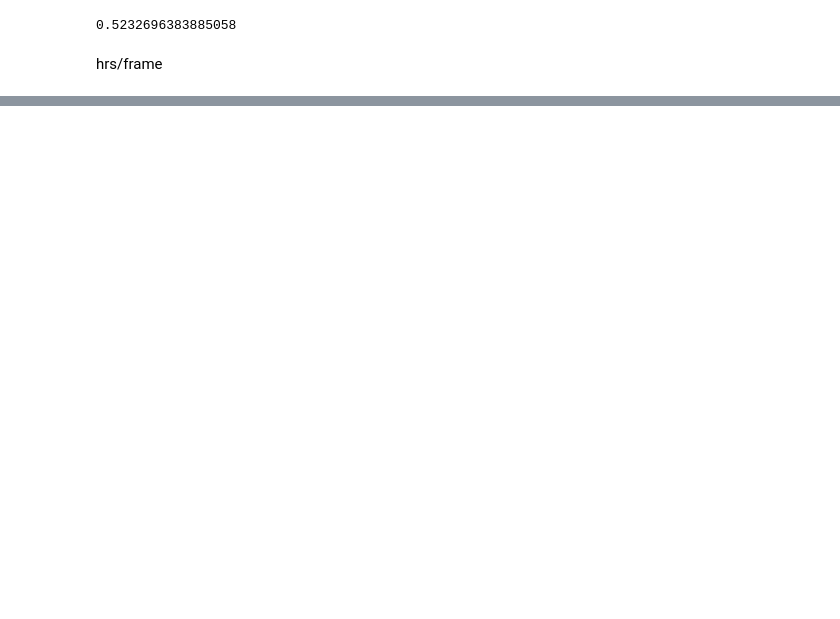
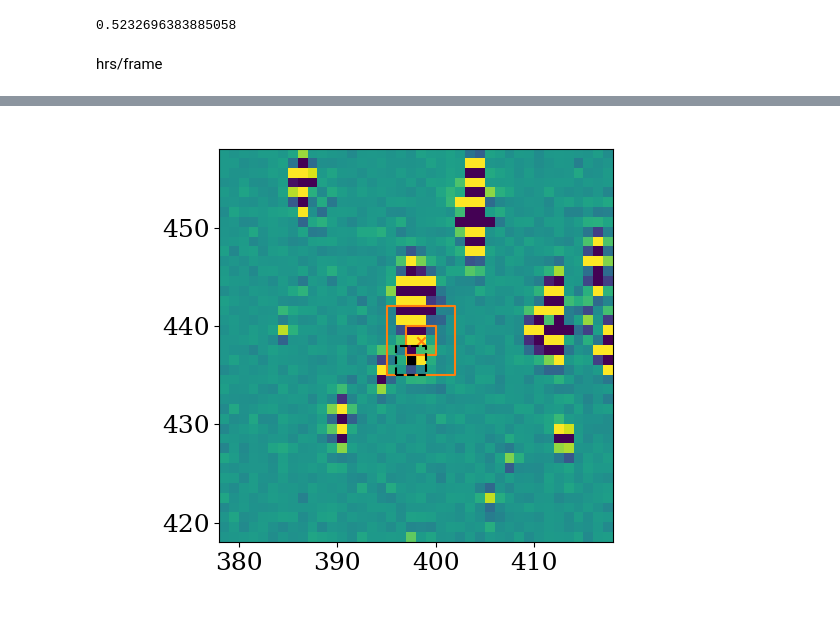
Before and after one commit to ble61/ASTR480, a Jupyter notebook: Test Code/allDataTest.ipynb, the cells around one changed output, grey strips where cells are left out. Drawn from its saved outputs; the diff is of its cells as text; code cells hidden in the pictures; blank space fills up the shorter version.

```diff
--- a/Test Code/allDataTest.ipynb
+++ b/Test Code/allDataTest.ipynb
@@ -187,0 +190,56 @@ np.argmax(sumFluxes)
+# %%
+point =42
+numPx = 20
+
+#????looks like x and y is flipped
+
+x = xsIn[point]
+y = ysIn[point]
+
+fig, ax = plt.subplots()
+
+toShow = allFluxes[fsIn[point],y-numPx:y+numPx,x-numPx:x+numPx]
+
+ax.imshow(toShow, extent = [x-numPx,x+numPx,y-numPx,y+numPx], vmin=np.percentile(toShow, 3), vmax=np.percentile(toShow,97))
+ax.scatter(x+0.5,y+0.5, c="tab:orange", marker="x")
+
+#4x4 box,
+checkUp = 4
+checkDown = 3
+
+#3x3 box
+sumUp = 2
+sumDown = 1
+
+
+ax.plot([x-checkDown,x+checkUp,x+checkUp,x-checkDown,x-checkDown],[y-checkDown,y-checkDown,y+checkUp,y+checkUp,y-checkDown], c="tab:orange")
+ax.plot([x-sumDown,x+sumUp,x+sumUp,x-sumDown,x-sumDown],[y-sumDown,y-sumDown,y+sumUp,y+sumUp,y-sumDown], c="tab:orange")
+
+
+coordSum = np.sum(allFluxes[fsIn[point],y-sumDown:y+sumUp,x-sumDown:x+sumUp])
+
+from scipy import ndimage
+
+com = np.round(ndimage.center_of_mass(allFluxes[fsIn[point],y-checkDown:y+checkUp,x-checkDown:x+checkUp]))
+
+adjCom = (int(round(com[0]+y-3)), int(round(com[1]+x-3)))
+
+ax.scatter(adjCom[1]+0.5, adjCom[0]+0.5, marker="s", c="k")
+
+ax.plot([adjCom[1]-sumDown,adjCom[1]+sumUp,adjCom[1]+sumUp,adjCom[1]-sumDown,adjCom[1]-sumDown],[adjCom[0]-sumDown,adjCom[0]-sumDown,adjCom[0]+sumUp,adjCom[0]+sumUp,adjCom[0]-sumDown], c="k", ls="--")
+
+comSum = np.sum(allFluxes[fsIn[point],adjCom[0]-sumDown:adjCom[0]+sumUp,adjCom[1]-sumDown:adjCom[1]+sumUp])
+
+sumFluxesCom = []
+
+for f,y,x in zip(fsIn, ysIn, xsIn): #????looks like x and y is flipped
+    com = np.round(ndimage.center_of_mass(allFluxes[f,y-checkDown:y+checkUp,x-checkDown:x+checkUp]))
+
+    adjCom = (int(round(com[0]+y-3)), int(round(com[1]+x-3)))
+
+    x2 = adjCom[1]
+    y2 = adjCom[0]
+
+    sumFluxesCom.append(np.sum(allFluxes[f,y2-sumDown:y2+sumUp,x2-sumDown:x2+sumUp]))
+# %% [output]
+[figure, added]
```
Also changed, not shown: parts of 6 cells of this notebook, 18 other files.
